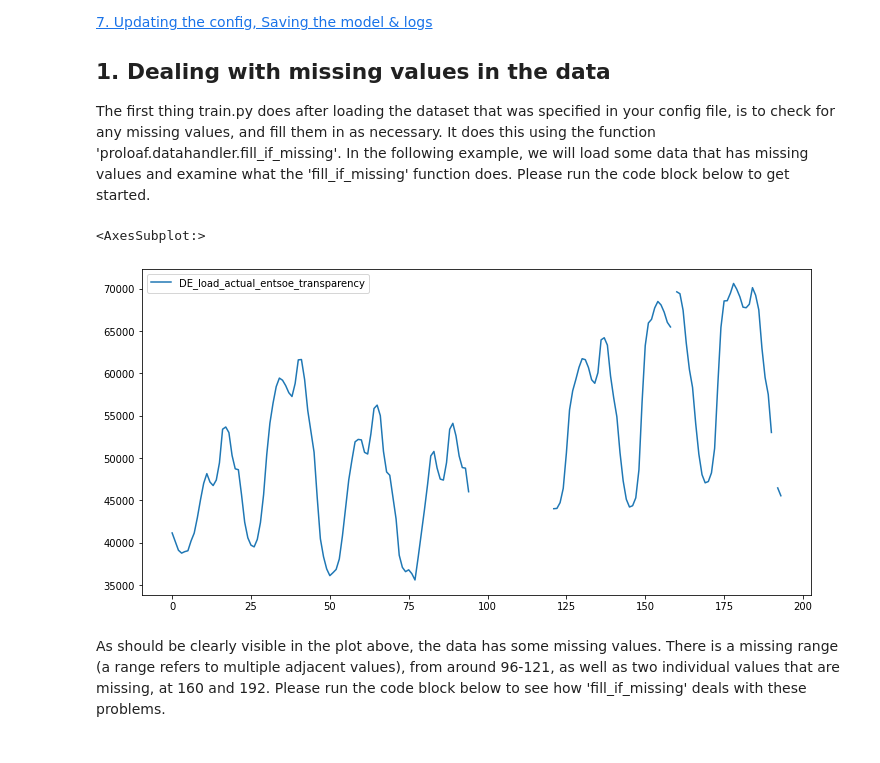
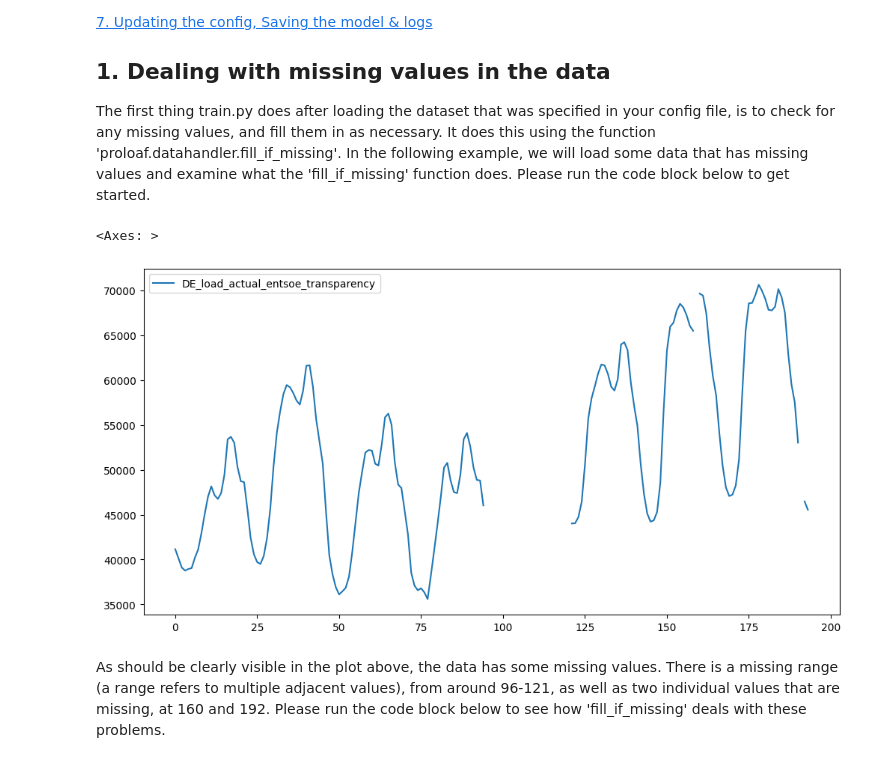
Before and after one commit to sogno-platform/proloaf, a Jupyter notebook: notebooks/Step-by-step user guide on train.py.ipynb, the cells around one changed output. Saved outputs shown, nothing was run; the diff lists cells and outputs as text; code cells hidden in the pictures.

```diff
--- a/notebooks/Step-by-step user guide on train.py.ipynb
+++ b/notebooks/Step-by-step user guide on train.py.ipynb
@@ -37,18 +42,20 @@ import numpy as np
 
 The first thing train.py does after loading the dataset that was specified in your config file, is to check for any missing values, and fill them in as necessary. It does this using the function 'proloaf.datahandler.fill_if_missing'. In the following example, we will load some data that has missing values and examine what the 'fill_if_missing' function does. Please run the code block below to get started.
 # %%
-#Load the data sample and prep for use with datahandler functions
+# Load the data sample and prep for use with datahandler functions
 df = pd.read_csv("../data/fill_missing.csv", sep=";")
-df['Time'] = pd.to_datetime(df['Time'])
-df = df.set_index('Time')
+
+df = dh.set_to_hours(df, timecolumn="Time")
 df = df.astype(float)
 df_missing_range = df.copy()
 
-#Plot the data
-df.iloc[0:194].plot(kind='line',y='DE_load_actual_entsoe_transparency', figsize = (12, 6), xlabel='Hours', use_index = False)
+# Plot the data
+df.iloc[0:194].plot(
+    kind="line", y="DE_load_actual_entsoe_transparency", figsize=(12, 6), xlabel="Hours", use_index=False
+)
 # %% [output]
-<AxesSubplot:>
+<Axes: >
-[figure, old version]
+[figure, new version]
 # %% [markdown]
 As should be clearly visible in the plot above, the data has some missing values. There is a missing range (a range refers to multiple adjacent values), from around 96-121, as well as two individual values that are missing, at 160 and 192. Please run the code block below to see how 'fill_if_missing' deals with these problems.
 # %%
```
Also changed, not shown: parts of 14 cells of this notebook, 1 other file.
